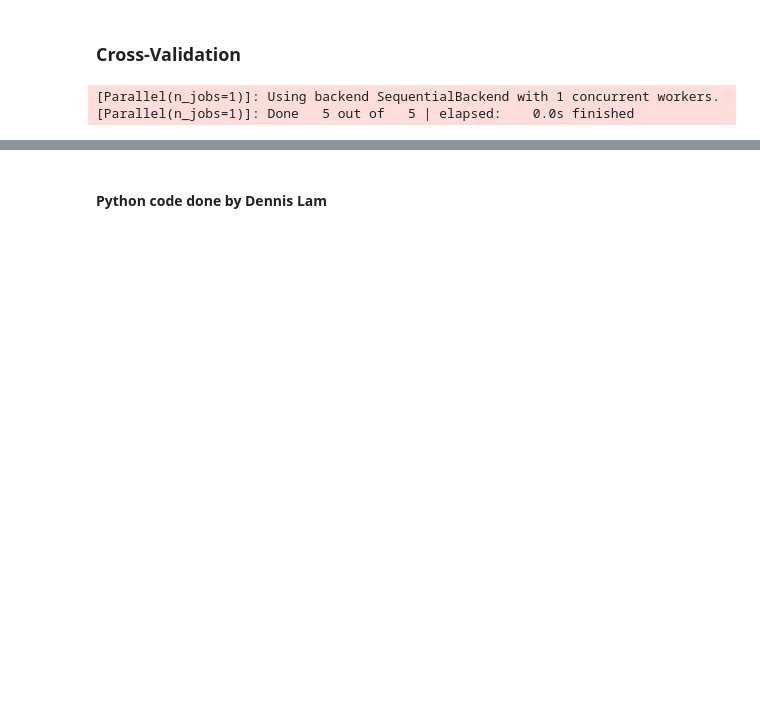
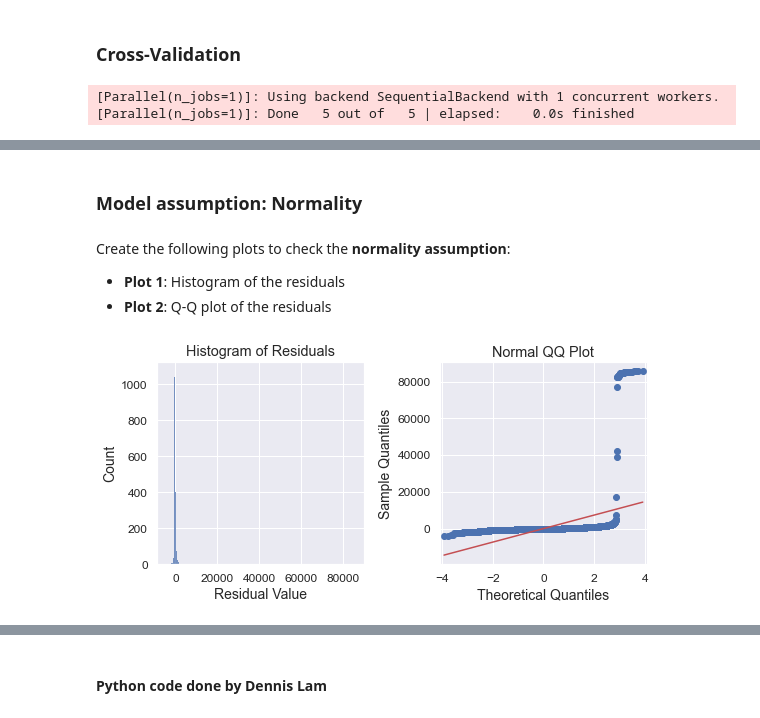
Before and after one commit to dennislamcv1/GoogleADA, a Jupyter notebook: Regression Analysis/Automatidata project.ipynb, the cells around one changed output, grey strips where cells are left out. Drawn from its saved outputs; the diff is of its cells as text; code cells hidden in the pictures; blank space fills up the shorter version.

```diff
--- a/Regression Analysis/Automatidata project.ipynb
+++ b/Regression Analysis/Automatidata project.ipynb
@@ -584,0 +620,45 @@ cv.mean()
+# %% [markdown]
+### Model assumption: Normality
+# %% [markdown]
+Create the following plots to check the **normality assumption**:
+
+* **Plot 1**: Histogram of the residuals
+* **Plot 2**: Q-Q plot of the residuals
+# %%
+# Calculate the residuals.
+
+### YOUR CODE HERE ###
+
+residuals = model.resid
+
+# Create a 1x2 plot figure.
+fig, axes = plt.subplots(1, 2, figsize = (8,4))
+
+# Create a histogram with the residuals.
+
+### YOUR CODE HERE ###
+
+sns.histplot(residuals, ax=axes[0])
+
+# Set the x label of the residual plot.
+axes[0].set_xlabel("Residual Value")
+
+# Set the title of the residual plot.
+axes[0].set_title("Histogram of Residuals")
+
+# Create a Q-Q plot of the residuals.
+
+### YOUR CODE HERE ###
+
+sm.qqplot(residuals, line='s',ax = axes[1])
+
+# Set the title of the Q-Q plot.
+axes[1].set_title("Normal QQ Plot")
+
+# Use matplotlib's tight_layout() function to add space between plots for a cleaner appearance.
+plt.tight_layout()
+
+# Show the plot.
+plt.show()
+# %% [output]
+[figure, added]
```
Also changed, not shown: parts of 28 cells of this notebook, 3 other files.
